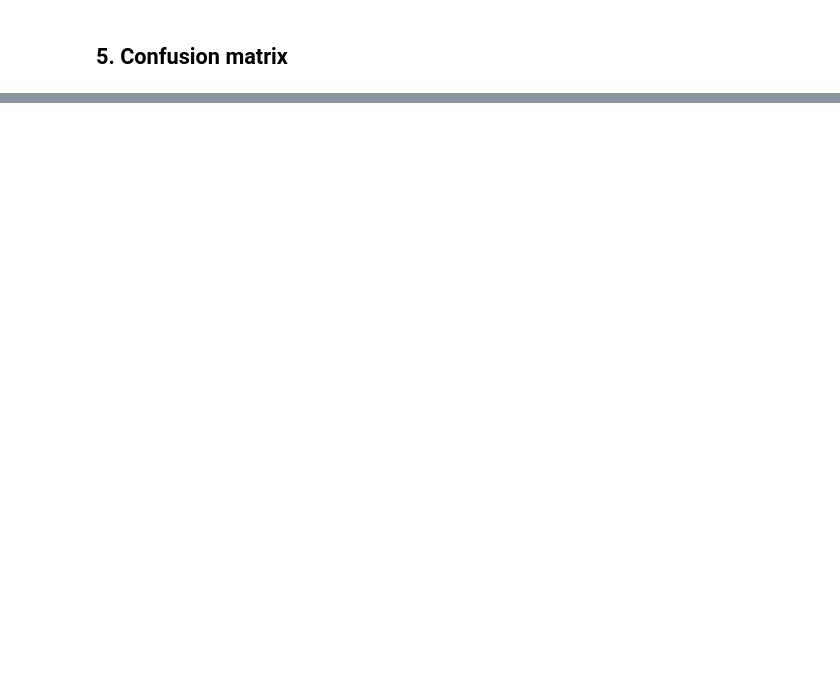
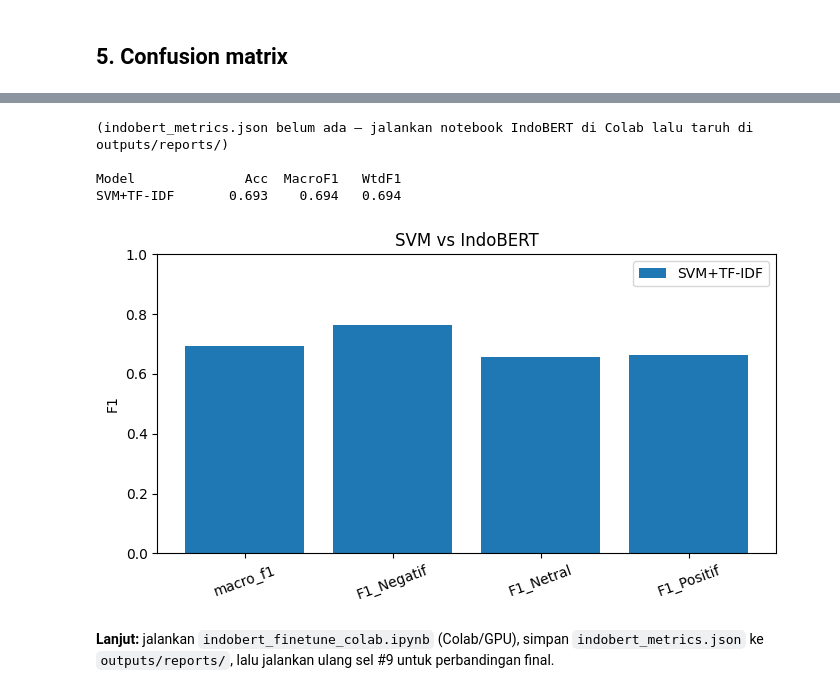
Before and after one commit to Arachnoida/jokowi_sentiment_project, a Jupyter notebook: notebooks/train_svm.ipynb, the cells around one changed output, grey strips where cells are left out. Saved outputs shown, nothing was run; the diff lists cells and outputs as text; code cells hidden in the pictures; blank space fills up the shorter version.

```diff
--- a/notebooks/train_svm.ipynb
+++ b/notebooks/train_svm.ipynb
@@ -163,17 +180,13 @@ plt.show()
 # %%
-import json, joblib, pathlib
-# Deteksi root repo (agar artefak tak nyasar ke notebooks/ saat dijalankan headless)
-ROOT = pathlib.Path.cwd()
-for _p in [ROOT, *ROOT.parents]:
-    if (_p/"configs").exists() or (_p/".git").exists():
-        ROOT = _p; break
-MODELS = ROOT/"outputs"/"models"; REPORTS = ROOT/"outputs"/"reports"
-MODELS.mkdir(parents=True, exist_ok=True); REPORTS.mkdir(parents=True, exist_ok=True)
-
-joblib.dump(best, MODELS/"svm_tfidf.joblib")
+import json,joblib,pathlib
+ROOT=pathlib.Path.cwd()
+for _p in [ROOT,*ROOT.parents]:
+    if (_p/"configs").exists() or (_p/".git").exists(): ROOT=_p; break
+MODELS=ROOT/"outputs"/"models"; REPORTS=ROOT/"outputs"/"reports"
+MODELS.mkdir(parents=True,exist_ok=True); REPORTS.mkdir(parents=True,exist_ok=True)
+joblib.dump(best,MODELS/"svm_tfidf.joblib")
 json.dump({"model":"SVM+TF-IDF","best_params":{k:str(v) for k,v in gs.best_params_.items()},
-           "val":m_val, "test":m_test},
-          open(REPORTS/"svm_metrics.json","w"), ensure_ascii=False, indent=2)
-fig.savefig(REPORTS/"svm_test_confusion.png", dpi=120)
-print("Tersimpan ke", REPORTS, "&", MODELS)
+           "val":m_val,"test":m_test},open(REPORTS/"svm_metrics.json","w"),ensure_ascii=False,indent=2)
+fig.savefig(REPORTS/"svm_test_confusion.png",dpi=120)
+print("Tersimpan ke",REPORTS)
 # %% [output]
@@ -182,0 +199,29 @@ Selesai. **Lanjut:** notebook indobert_finetune_colab — fine-tune IndoBERT (Co
+# %%
+import json,pathlib,numpy as np,matplotlib.pyplot as plt
+REP=ROOT/"outputs"/"reports"
+rows={"SVM+TF-IDF":json.load(open(REP/"svm_metrics.json"))["test"]}
+ib=REP/"indobert_metrics.json"
+if ib.exists():
+    rows["IndoBERT"]=json.load(open(ib))["test"]
+else:
+    print("(indobert_metrics.json belum ada — jalankan notebook IndoBERT di Colab lalu taruh di outputs/reports/)")
+print(f"\n{'Model':<14}{'Acc':>8}{'MacroF1':>9}{'WtdF1':>8}")
+for n,m in rows.items():
+    print(f"{n:<14}{m['accuracy']:>8.3f}{m['macro_f1']:>9.3f}{m['weighted_f1']:>8.3f}")
+# grafik macro-F1 + F1 per kelas
+import numpy as np
+labels=["macro_f1"]+[f"F1_{l}" for l in LABELS]
+def vals(m): return [m["macro_f1"]]+[m["per_class"][l]["f1-score"] for l in LABELS]
+x=np.arange(len(labels)); w=0.8/max(len(rows),1)
+fig2,ax=plt.subplots(figsize=(7,4))
+for k,(n,m) in enumerate(rows.items()): ax.bar(x+k*w,vals(m),w,label=n)
+ax.set_xticks(x+w*(len(rows)-1)/2,labels,rotation=20); ax.set_ylim(0,1); ax.set_ylabel("F1"); ax.legend(); ax.set_title("SVM vs IndoBERT")
+fig2.tight_layout(); plt.show()
+# %% [output]
+(indobert_metrics.json belum ada — jalankan notebook IndoBERT di Colab lalu taruh di outputs/reports/)
+
+Model              Acc  MacroF1   WtdF1
+SVM+TF-IDF       0.693    0.694   0.694
+[figure, added]
+# %% [markdown]
+**Lanjut:** jalankan `indobert_finetune_colab.ipynb` (Colab/GPU), simpan `indobert_metrics.json` ke `outputs/reports/`, lalu jalankan ulang sel #9 untuk perbandingan final.
```
Also changed, not shown: parts of 17 cells of this notebook, 5 other files.
